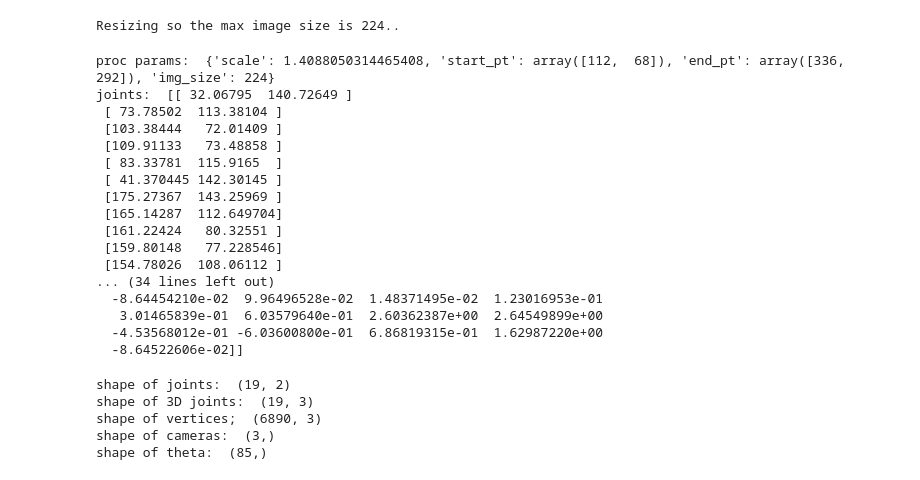
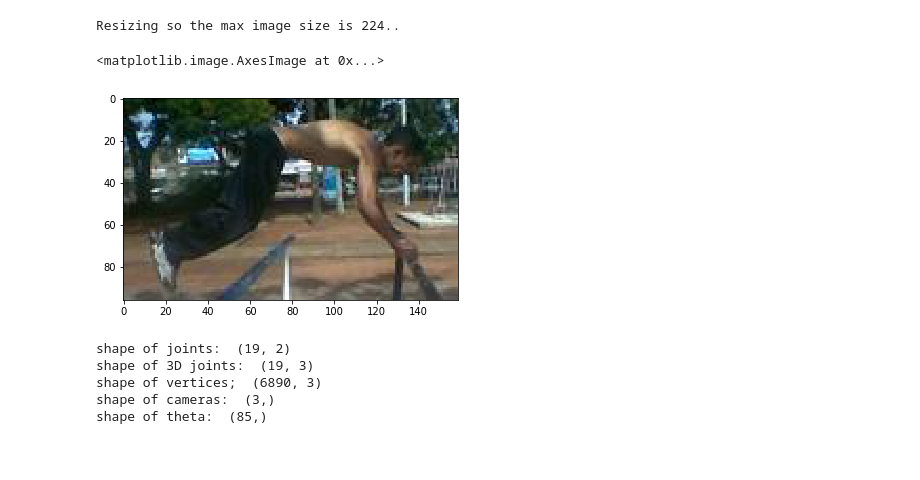
Before and after one commit to lev1khachatryan/Tex-An_Mesh, a Jupyter notebook: src/HMR/TensorFlow/_Demo.ipynb, the cells around one changed output. Saved outputs shown, nothing was run; the diff lists cells and outputs as text; code cells hidden in the pictures.

Commit message:
story / Inference of HMR on single image

```diff
--- a/src/HMR/TensorFlow/_Demo.ipynb
+++ b/src/HMR/TensorFlow/_Demo.ipynb
@@ -169,27 +173,15 @@ Resizing so the max image size is 224..
+# %%
+from matplotlib import pyplot as plt
+plt.imshow(img)
+# %% [output]
+<matplotlib.image.AxesImage at 0x...>
+[figure, added]
 # %%
-print('proc params: ', proc_param)
-print('joints: ', joints[0])
-print('vertices; ', verts[0])
-print('cameras: ', cams[0])
-print('theta: ', theta)
+# print('proc params: ', proc_param)
+# print('joints: ', joints[0])
+# print('vertices; ', verts[0])
+# print('cameras: ', cams[0])
+# print('theta: ', theta)
-# %% [output]
-proc params:  {'scale': 1.4088050314465408, 'start_pt': array([112,  68]), 'end_pt': array([336, 292]), 'img_size': 224}
-joints:  [[ 32.06795  140.72649 ]
- [ 73.78502  113.38104 ]
- [103.38444   72.01409 ]
- [109.91133   73.48858 ]
- [ 83.33781  115.9165  ]
- [ 41.370445 142.30145 ]
- [175.27367  143.25969 ]
- [165.14287  112.649704]
- [161.22424   80.32551 ]
- [159.80148   77.228546]
- [154.78026  108.06112 ]
-... (34 lines left out)
-  -8.64454210e-02  9.96496528e-02  1.48371495e-02  1.23016953e-01
-   3.01465839e-01  6.03579640e-01  2.60362387e+00  2.64549899e+00
-  -4.53568012e-01 -6.03600800e-01  6.86819315e-01  1.62987220e+00
-  -8.64522606e-02]]
 # %%
 print('shape of joints: ', joints[0].shape)
 print('shape of 3D joints: ', joints3d[0].shape)
```
Also changed, not shown: parts of 9 cells of this notebook.
